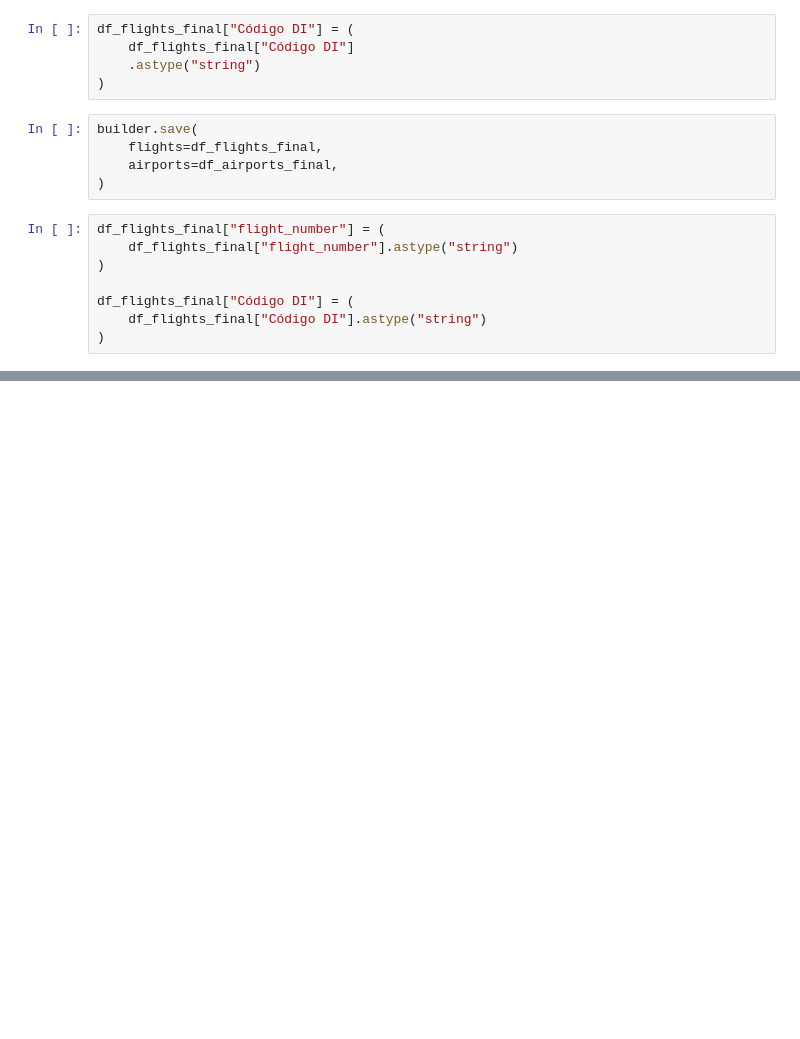
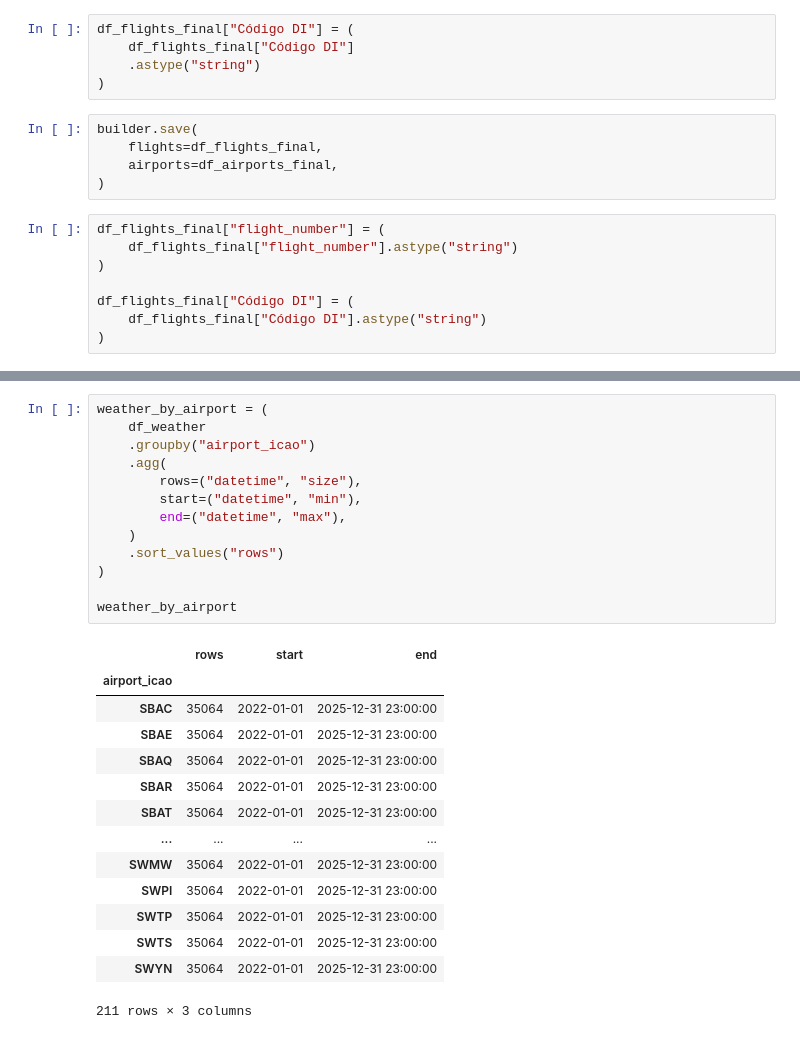
Before and after one commit to AdamGenezine/rain-delay, a Jupyter notebook: notebooks/01_data_understanding.ipynb, the cells around one changed output, grey strips where cells are left out. Saved outputs shown, nothing was run; the diff lists cells and outputs as text; blank space fills up the shorter version.

```diff
--- a/notebooks/01_data_understanding.ipynb
+++ b/notebooks/01_data_understanding.ipynb
@@ -608,0 +777,28 @@ df_flights_final["Código DI"] = (
+# %%
+weather_by_airport = (
+    df_weather
+    .groupby("airport_icao")
+    .agg(
+        rows=("datetime", "size"),
+        start=("datetime", "min"),
+        end=("datetime", "max"),
+    )
+    .sort_values("rows")
+)
+
+weather_by_airport
+# %% [output]
+|  | rows | start | end |
+| airport_icao |  |  |  |
+| SBAC | 35064 | 2022-01-01 | 2025-12-31 23:00:00 |
+| SBAE | 35064 | 2022-01-01 | 2025-12-31 23:00:00 |
+| SBAQ | 35064 | 2022-01-01 | 2025-12-31 23:00:00 |
+| SBAR | 35064 | 2022-01-01 | 2025-12-31 23:00:00 |
+| SBAT | 35064 | 2022-01-01 | 2025-12-31 23:00:00 |
+| ... | ... | ... | ... |
+| SWMW | 35064 | 2022-01-01 | 2025-12-31 23:00:00 |
+| SWPI | 35064 | 2022-01-01 | 2025-12-31 23:00:00 |
+| SWTP | 35064 | 2022-01-01 | 2025-12-31 23:00:00 |
+| SWTS | 35064 | 2022-01-01 | 2025-12-31 23:00:00 |
+| SWYN | 35064 | 2022-01-01 | 2025-12-31 23:00:00 |
+211 rows × 3 columns
```
Also changed, not shown: parts of 23 cells of this notebook.
